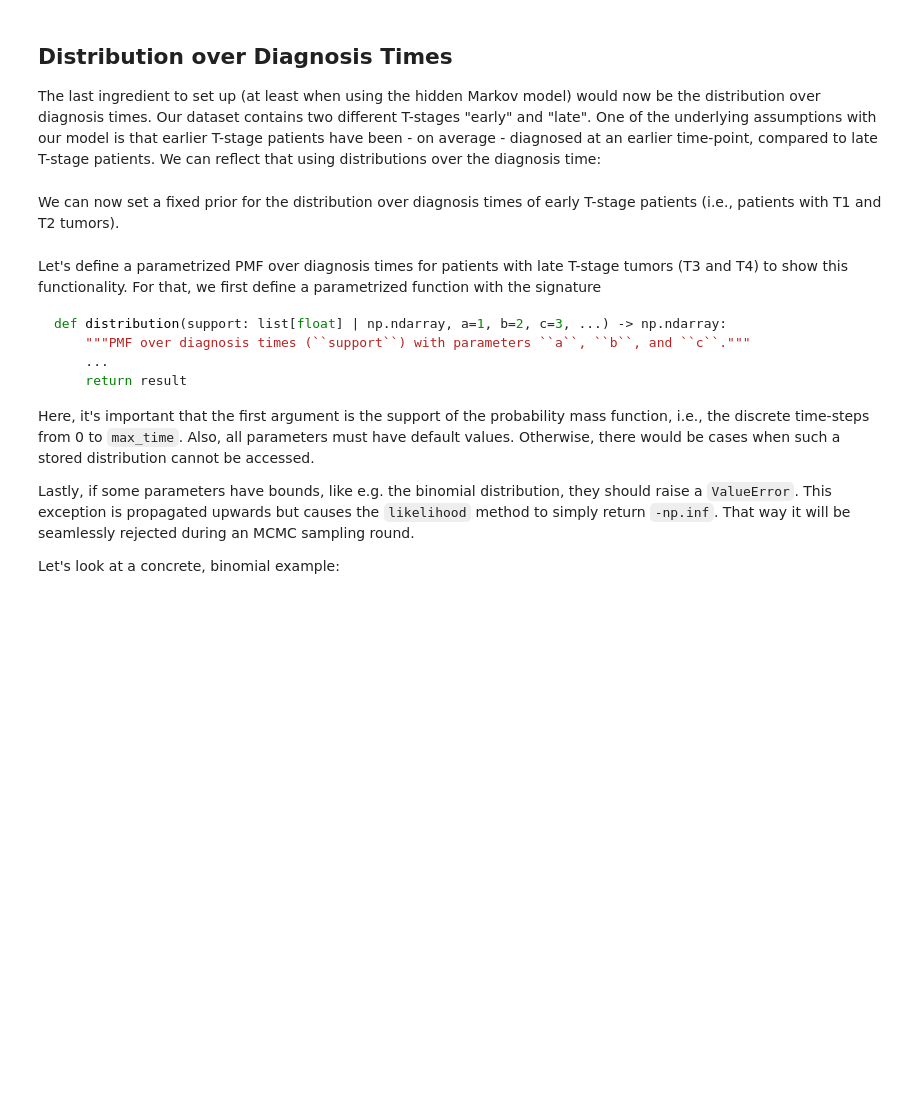
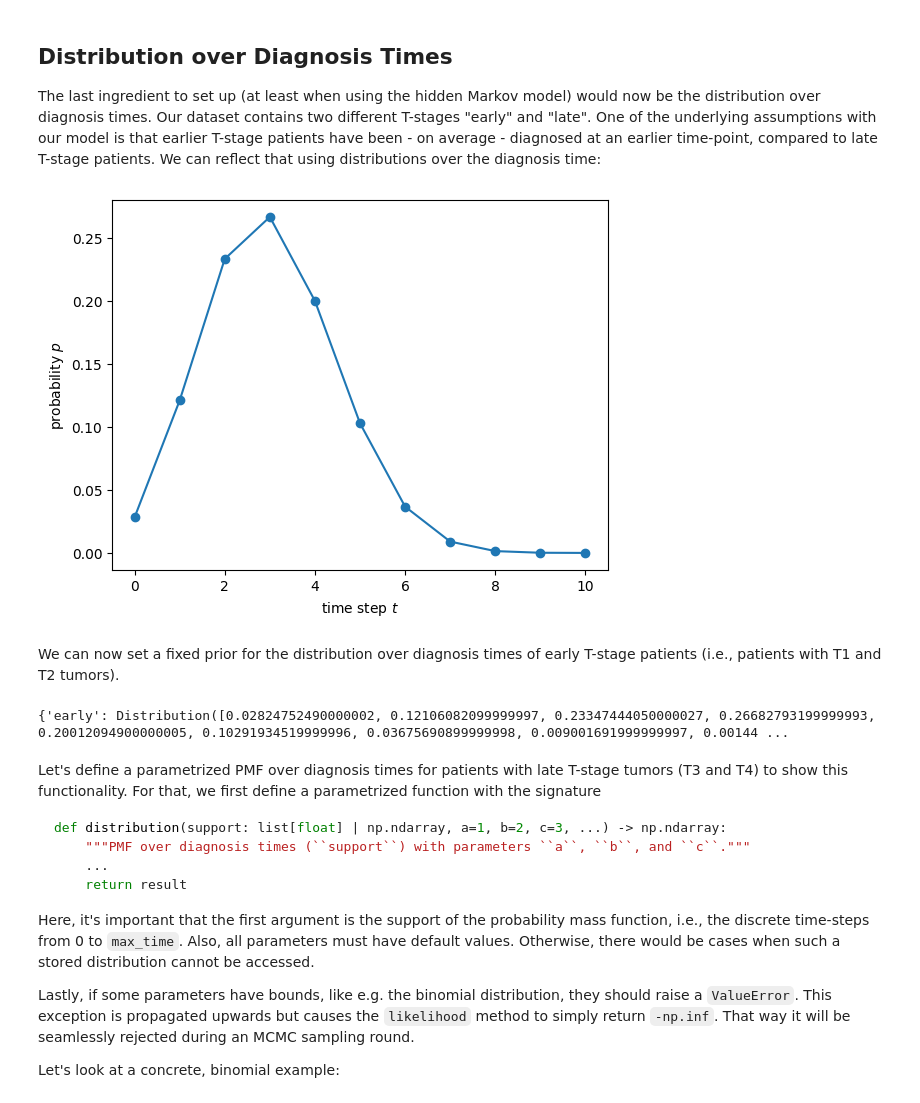
Before and after one commit to rmnldwg/lymph, a Jupyter notebook: docs/source/quickstart_unilateral.ipynb, the cells around one changed output. Drawn from its saved outputs; the diff is of its cells as text; code cells hidden in the pictures; blank space fills up the shorter version.

```diff
--- a/docs/source/quickstart_unilateral.ipynb
+++ b/docs/source/quickstart_unilateral.ipynb
@@ -135,22 +202,26 @@ The last ingredient to set up (at least when using the hidden Markov model) woul
 # %%
 import numpy as np
 import scipy as sp
 import matplotlib.pyplot as plt
 
 max_time = model.max_time
 time_steps = np.arange(max_time+1)
-p = 0.4
+p = 0.3
 
 early_prior = sp.stats.binom.pmf(time_steps, max_time, p)
 
 plt.plot(time_steps, early_prior, "o-");
 plt.xlabel("time step $t$");
 plt.ylabel("probability $p$");
+# %% [output]
+[figure, added]
 # %% [markdown]
 We can now set a fixed prior for the distribution over diagnosis times of early T-stage patients (i.e., patients with T1 and T2 tumors).
 # %%
 model.set_distribution("early", early_prior)
 model.get_all_distributions()
+# %% [output]
+{'early': Distribution([0.02824752490000002, 0.12106082099999997, 0.23347444050000027, 0.26682793199999993, 0.20012094900000005, 0.10291934519999996, 0.03675690899999998, 0.009001691999999997, 0.00144 ...
 # %% [markdown]
 Let's define a parametrized PMF over diagnosis times for patients with late T-stage tumors (T3 and T4) to show this functionality. For that, we first define a parametrized function with the signature
 
```
Also changed, not shown: parts of 23 cells of this notebook, 1 other file.
